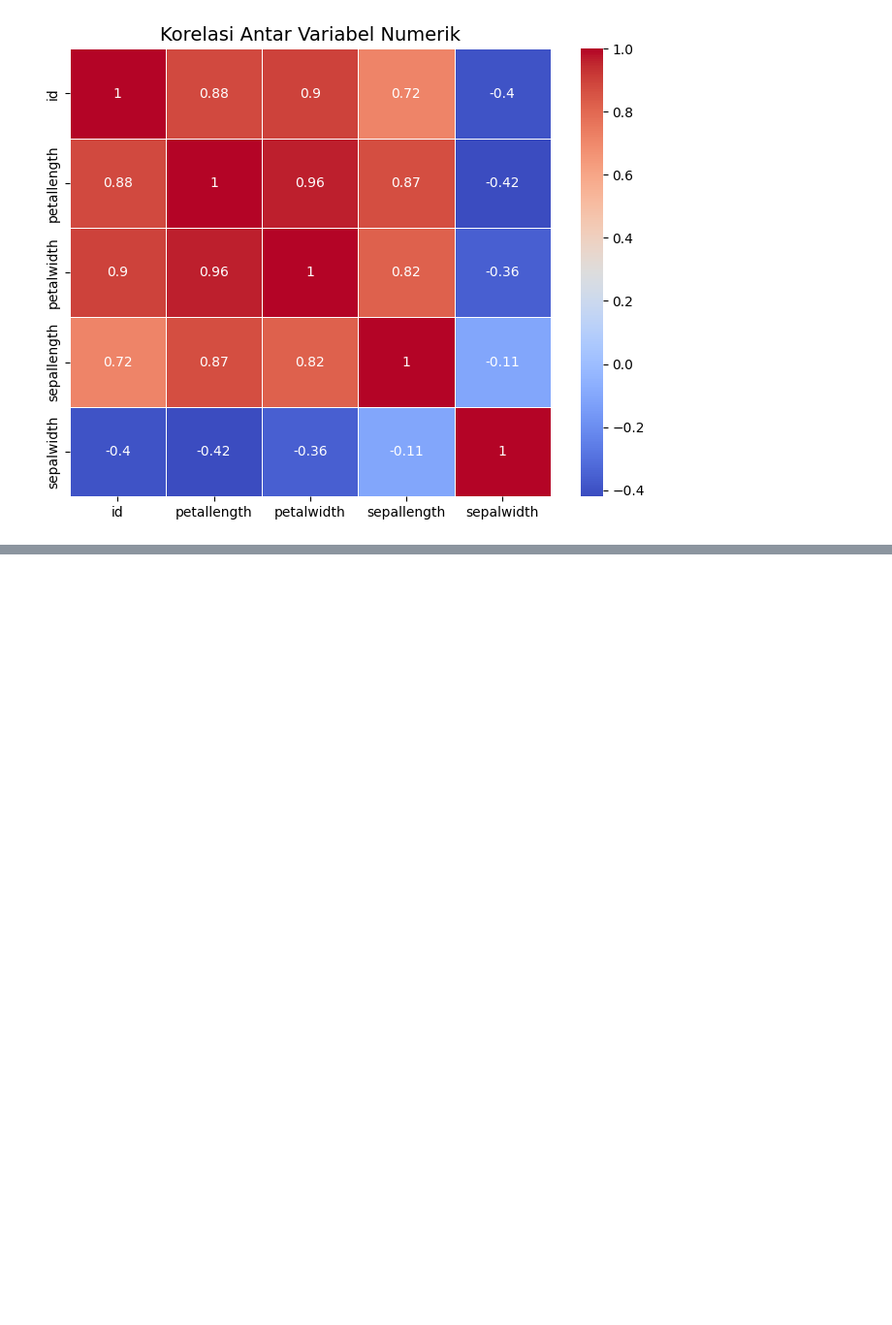
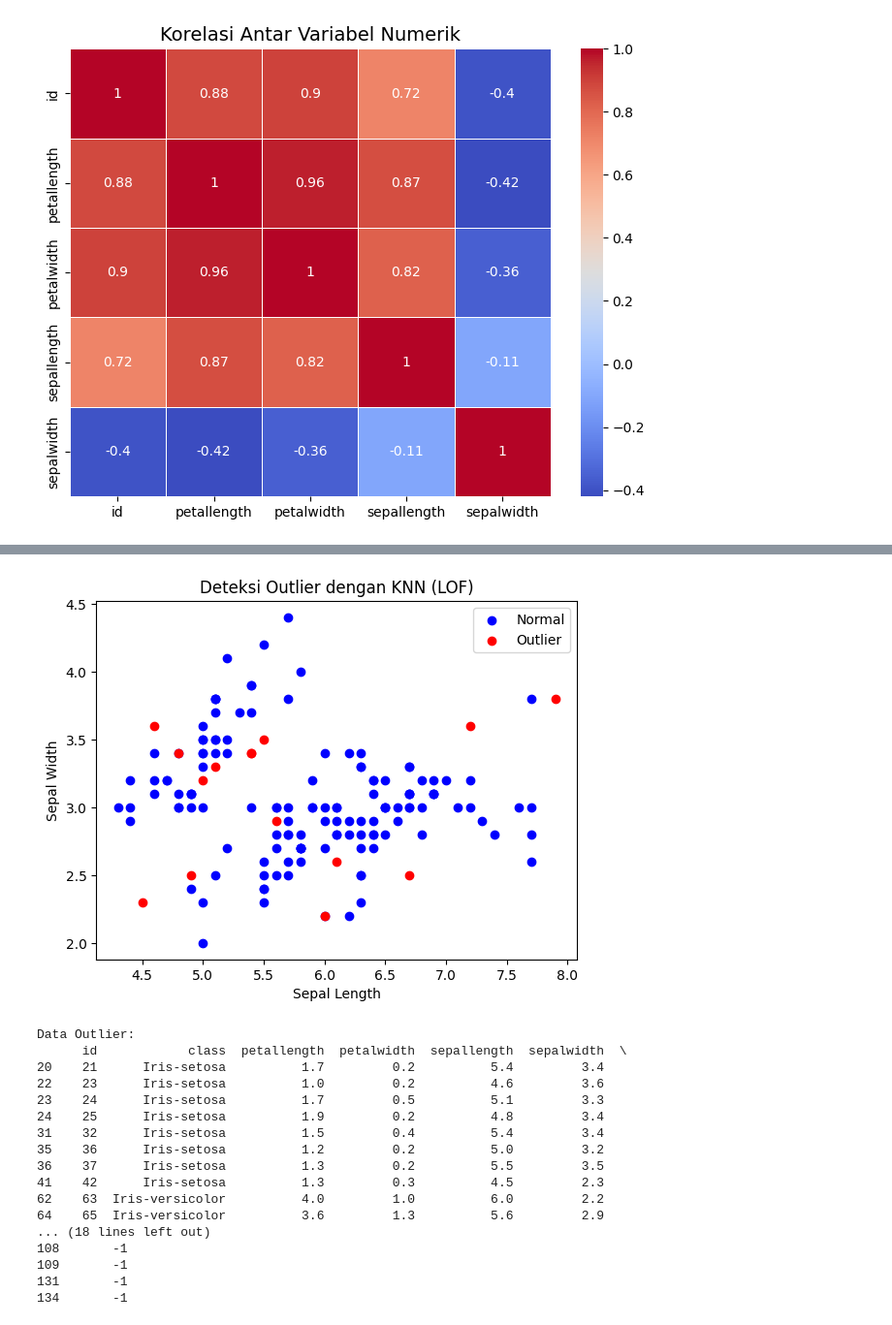
Before and after one commit to AqbilBarakaa/pendata, a Jupyter notebook: pendata/_build/jupyter_execute/Memahami_data.ipynb, the cells around one changed output, grey strips where cells are left out. Shown at 97% size. Drawn from its saved outputs; the diff is of its cells as text; code cells hidden in the pictures; blank space fills up the shorter version.

```diff
--- a/pendata/_build/jupyter_execute/Memahami_data.ipynb
+++ b/pendata/_build/jupyter_execute/Memahami_data.ipynb
@@ -328,0 +471,75 @@ plt.show()
+# %%
+import pymysql
+import psycopg2
+import pandas as pd
+import numpy as np
+import matplotlib.pyplot as plt
+from sqlalchemy import create_engine
+from sklearn.neighbors import LocalOutlierFactor
+
+# Buat engine SQLAlchemy untuk MySQL
+mysql_engine = create_engine(
+    "mysql+pymysql://avnadmin:AVNS_iraqnLcleYqP_JZOqhA@mysql-ab9f2e5-pendata-d.h.aivencloud.com:24202/defaultdb"
+)
+
+# Buat engine SQLAlchemy untuk PostgreSQL
+postgres_engine = create_engine(
+    "postgresql+psycopg2://avnadmin:AVNS_ghOdrdJb9YEAMyKNvOp@pg-314e9d84-pendata-d.h.aivencloud.com:24202/defaultdb"
+)
+
+# Query untuk mengambil data
+mysql_query = "SELECT id, class, petallength, petalwidth FROM pendatmysql"
+postgres_query = "SELECT id, sepallength, sepalwidth FROM pendatpostgres"
+
+# Ambil data dari MySQL dan PostgreSQL sebagai DataFrame Pandas
+df_mysql = pd.read_sql(mysql_query, mysql_engine, coerce_float=True)
+df_postgres = pd.read_sql(postgres_query, postgres_engine, coerce_float=True)
+
+# Gabungkan Data berdasarkan 'id'
+df_combined = pd.merge(df_mysql, df_postgres, on="id", how="inner")
+
+# Konversi ke numpy array untuk analisis
+data = df_combined[['petallength', 'petalwidth', 'sepallength', 'sepalwidth']].to_numpy()
+
+# Model KNN untuk deteksi outlier dengan LOF
+lof = LocalOutlierFactor(n_neighbors=5, contamination=0.1)
+outlier_labels = lof.fit_predict(data)
+
+# Tambahkan hasil deteksi ke DataFrame
+df_combined["outlier"] = outlier_labels
+
+# Pisahkan data normal dan outlier
+normal_data = df_combined[df_combined["outlier"] == 1]
+outlier_data = df_combined[df_combined["outlier"] == -1]
+
+# Visualisasi hasil (menggunakan dua fitur untuk plotting)
+plt.scatter(normal_data["sepallength"], normal_data["sepalwidth"], label="Normal", c="blue")
+plt.scatter(outlier_data["sepallength"], outlier_data["sepalwidth"], label="Outlier", c="red")
+plt.xlabel("Sepal Length")
+plt.ylabel("Sepal Width")
+plt.title("Deteksi Outlier dengan KNN (LOF)")
+plt.legend()
+plt.show()
+
+# Menampilkan data outlier
+print("Data Outlier:")
+print(outlier_data)
+# %% [output]
+[figure, added]
+Data Outlier:
+      id            class  petallength  petalwidth  sepallength  sepalwidth  \
+20    21      Iris-setosa          1.7         0.2          5.4         3.4
+22    23      Iris-setosa          1.0         0.2          4.6         3.6
+23    24      Iris-setosa          1.7         0.5          5.1         3.3
+24    25      Iris-setosa          1.9         0.2          4.8         3.4
+31    32      Iris-setosa          1.5         0.4          5.4         3.4
+35    36      Iris-setosa          1.2         0.2          5.0         3.2
+36    37      Iris-setosa          1.3         0.2          5.5         3.5
+41    42      Iris-setosa          1.3         0.3          4.5         2.3
+62    63  Iris-versicolor          4.0         1.0          6.0         2.2
+64    65  Iris-versicolor          3.6         1.3          5.6         2.9
+... (18 lines left out)
+108       -1
+109       -1
+131       -1
+134       -1
```
Also changed, not shown: parts of 4 cells of this notebook, 6 other files.
